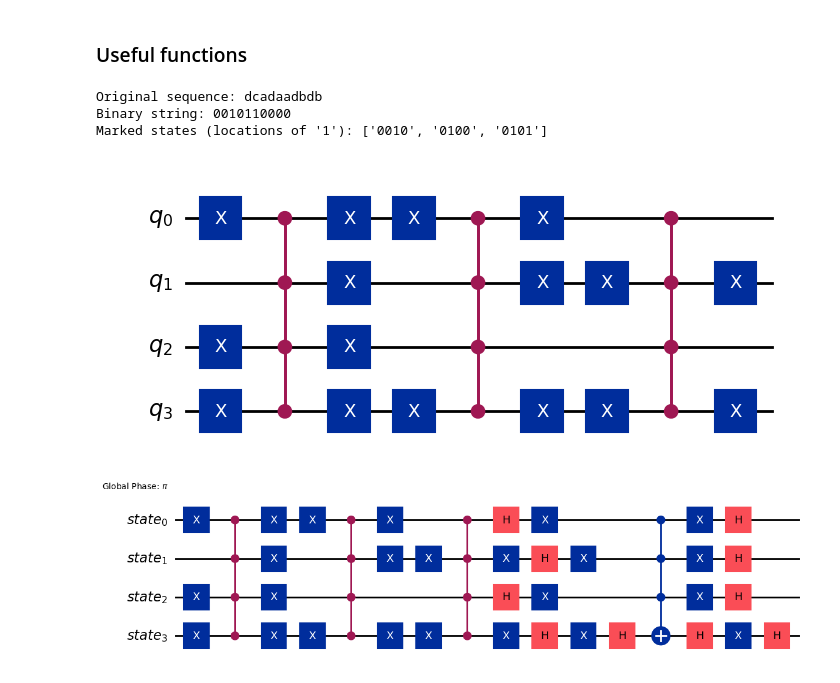
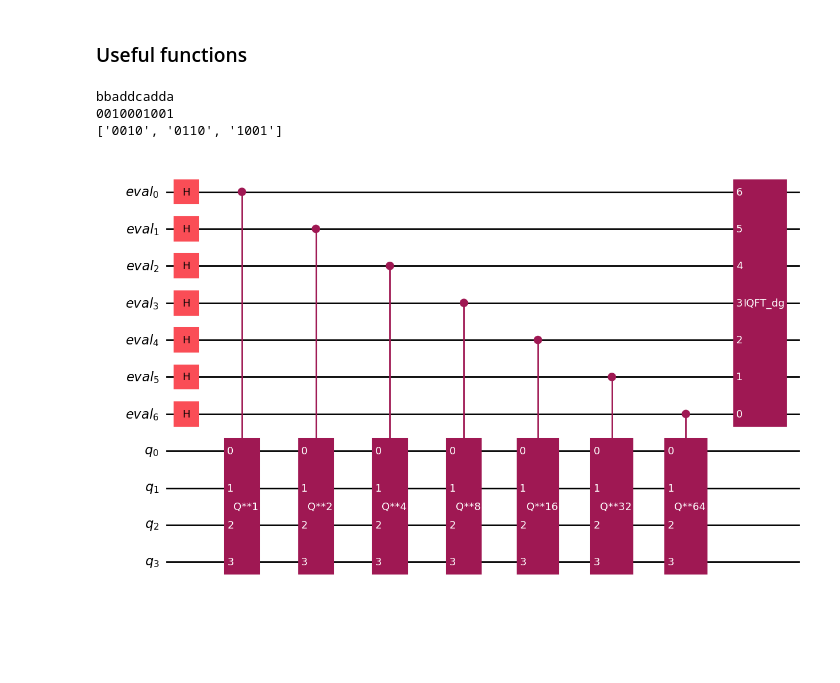
Before and after one commit to Nihar-Shah2001/Quantum_Computing_Notes, a Jupyter notebook: Notes/codes/grover_example.ipynb, the cells around one changed output. Saved outputs shown, nothing was run; the diff lists cells and outputs as text; code cells hidden in the pictures; blank space fills up the shorter version.

```diff
--- a/Notes/codes/grover_example.ipynb
+++ b/Notes/codes/grover_example.ipynb
@@ -70,30 +104,24 @@ def convert_to_binary_string(sequence, charac):
     binary_string = ''.join(['1' if char == charac else '0' for char in sequence])
     return binary_string
 # %%
-import numpy as np
-
 # Define the alphabet and their corresponding probabilities
 alphabet = ['a', 'b', 'c', 'd']
 probabilities = [0.2, 0.3, 0.1, 0.4]
-
 # Define the length of the sequence
 N = 10  # Example length, you can change this to any desired length
+epsilon = 0.1 # Error tolerance
 
-# Generate the sequence
-sequence = np.random.choice(alphabet, size=N, p=probabilities)
+# Generate a sequence of characters
+sequence = generate_sequence(alphabet, probabilities, N)
+binary_string = convert_to_binary_string(sequence, 'a')
 
-# Join the sequence
-sequence = ''.join(sequence)
-
-binary_string = convert_to_binary_string(sequence, 'a')
+print(sequence)
+print(binary_string)
 
 # Find the locations of '1' in the binary string and convert to binary representation
 marked_states = [format(index, f'0{len(bin(N-1)[2:])}b') for index, char in enumerate(binary_string) if char == '1']
-
-print("Original sequence:", sequence)
-print("Binary string:", binary_string)
-print("Marked states (locations of '1'):", marked_states)
+print(marked_states)
 # %% [output]
-Original sequence: dcadaadbdb
-Binary string: 0010110000
-Marked states (locations of '1'): ['0010', '0100', '0101']
+bbaddcadda
+0010001001
+['0010', '0110', '1001']
@@ -102,12 +128,8 @@ epsilon=0.4
-# %%
-oracle = function_oracle(marked_states)
-oracle.draw(output="mpl", style="iqp")
-# %% [output]
-[figure, removed]
-# %%
-grover_op = GroverOperator(oracle)
-grover_op.decompose().draw(output="mpl", style="iqp")
-# %% [output]
-[figure, removed]
 # %%
-num_evaluation_qubits = grover_op.num_qubits + math.ceil(math.log2(2+(1/2*epsilon)))
+oracle = function_oracle(marked_states)
+grover_op = GroverOperator(oracle)
+num_evaluation_qubits = grover_op.num_qubits + math.ceil(math.log2(2+(1/(2*epsilon))))
+print("Number of evaluation qubits:", num_evaluation_qubits)
+print("Number of qubits in the Grover operator:", grover_op.num_qubits)
+# %% [output]
+[figure, added]
```
Also changed, not shown: parts of 17 cells of this notebook, 1 other file.
